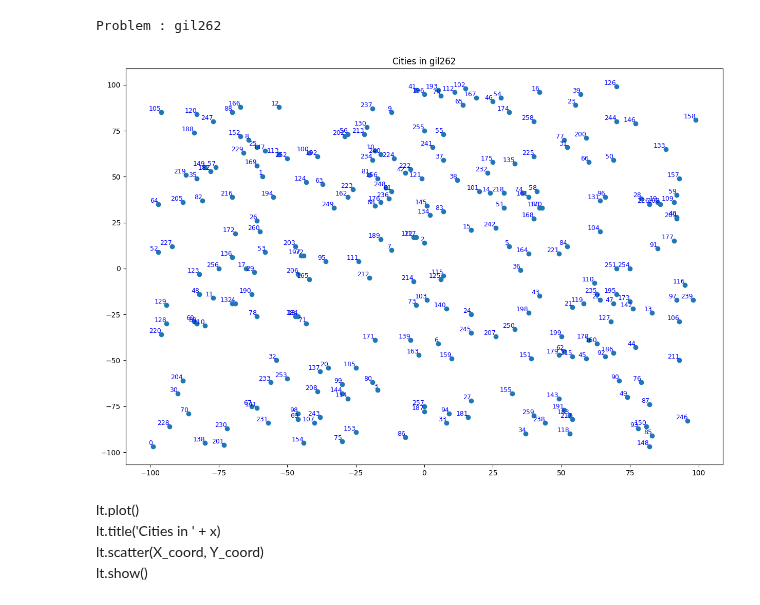
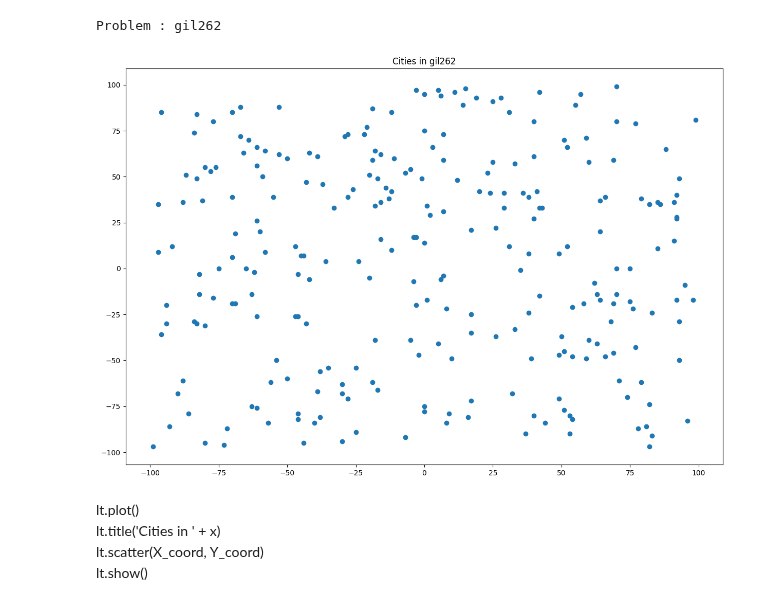
Before and after one commit to sangmin-yoo/TAXI, a Jupyter notebook: Large-Scale-Ising_graph_partition.ipynb, the cells around one changed output. Cells and saved outputs as stored; diff of their text form; code cells hidden in the pictures.

```diff
--- a/Large-Scale-Ising_graph_partition.ipynb
+++ b/Large-Scale-Ising_graph_partition.ipynb
@@ -72,30 +72,30 @@ dict_keys(['pr439', 'pla7397', 'gr96', 'rd100', 'rl5934', 'pcb442', 'u2319', 'gi
 # %%
 import pyproj as p
 
 x = "gil262"
 
 coord_geo = False
 if coord_geo == True:
      crs_wgs = p.Proj(init='epsg:4326')
      crs_bng = p.Proj(init = 'epsg:27700')
 
      tsp_database[x][0],tsp_database[x][1]  = p.transform(crs_wgs, crs_bng, tsp_database[x][1], tsp_database[x][0])
 # for x in tsp_database:
 print("Problem : " + x)
 #    print(tsp_database[x])
 X_coord = np.array(tsp_database[x][0])
 Y_coord = np.array(tsp_database[x][1])
 X_Y = np.array(list(zip(X_coord,Y_coord))).reshape(len(X_coord),2)
 plt.figure(figsize=(15,10))
 plt.plot()
 plt.title('Cities in ' + x)
 plt.scatter(X_coord, Y_coord)
-for idx, (x, y) in enumerate(X_Y):
-    plt.text(x, y, str(idx), fontsize=9, ha='right', va='bottom', color='blue')
+#for idx, (x, y) in enumerate(X_Y):
+#    plt.text(x, y, str(idx), fontsize=9, ha='right', va='bottom', color='blue')
 plt.show()
 # %% [output]
 Problem : gil262
-[figure, old version]
+[figure, new version]
 # %% [markdown]
 lt.plot()<br>
 lt.title('Cities in ' + x)<br>
```
Also changed, not shown: parts of 10 cells of this notebook.
